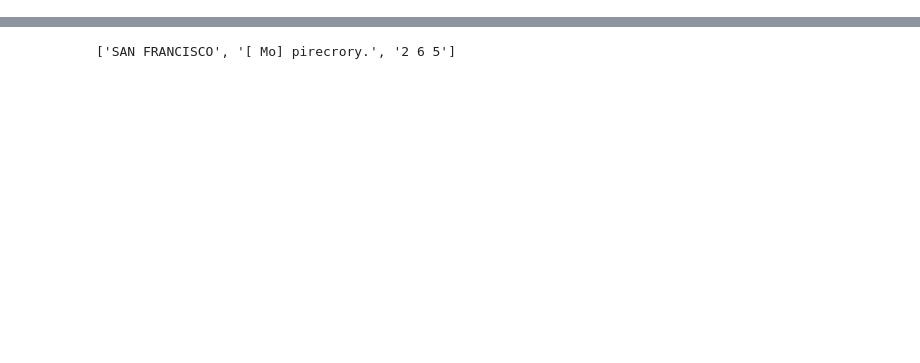
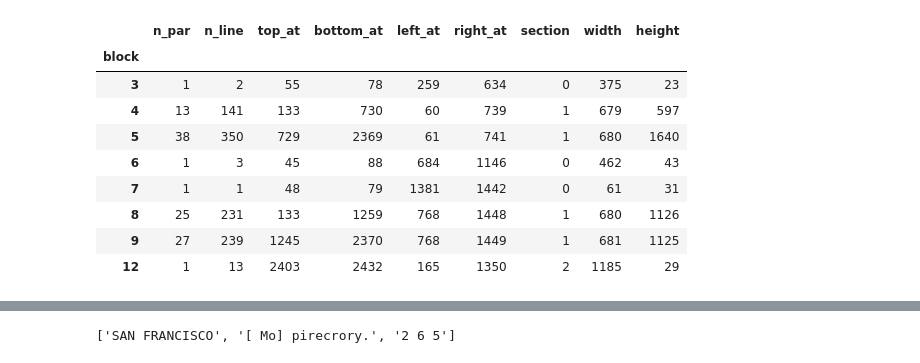
Before and after one commit to MattBrauer/ocr, a Jupyter notebook: findBlocks.ipynb, the cells around one changed output, grey strips where cells are left out. Saved outputs shown, nothing was run; the diff lists cells and outputs as text; code cells hidden in the pictures; blank space fills up the shorter version.

```diff
--- a/findBlocks.ipynb
+++ b/findBlocks.ipynb
@@ -130 +194,17 @@ src_pdf = PyPDF2.PdfFileReader("/Users/matt/Projects/ocr/1863Langley/1863Langley
+# %%
+cont2 = addSectionAssignment(data['contents'], 340)
+cont2['blockstats']['width'] = cont2['blockstats'].right_at - cont2['blockstats'].left_at
+cont2['blockstats']['height'] = cont2['blockstats'].bottom_at - cont2['blockstats'].top_at
+cont2['blockstats']
+# %% [output]
+|  | n_par | n_line | top_at | bottom_at | left_at | right_at | section | width | height |
+| block |  |  |  |  |  |  |  |  |  |
+| 3 | 1 | 2 | 55 | 78 | 259 | 634 | 0 | 375 | 23 |
+| 4 | 13 | 141 | 133 | 730 | 60 | 739 | 1 | 679 | 597 |
+| 5 | 38 | 350 | 729 | 2369 | 61 | 741 | 1 | 680 | 1640 |
+| 6 | 1 | 3 | 45 | 88 | 684 | 1146 | 0 | 462 | 43 |
+| 7 | 1 | 1 | 48 | 79 | 1381 | 1442 | 0 | 61 | 31 |
+| 8 | 25 | 231 | 133 | 1259 | 768 | 1448 | 1 | 680 | 1126 |
+| 9 | 27 | 239 | 1245 | 2370 | 768 | 1449 | 1 | 681 | 1125 |
+| 12 | 1 | 13 | 2403 | 2432 | 165 | 1350 | 2 | 1185 | 29 |
 # %%
```
Also changed, not shown: parts of 8 cells of this notebook, 2 other files.
